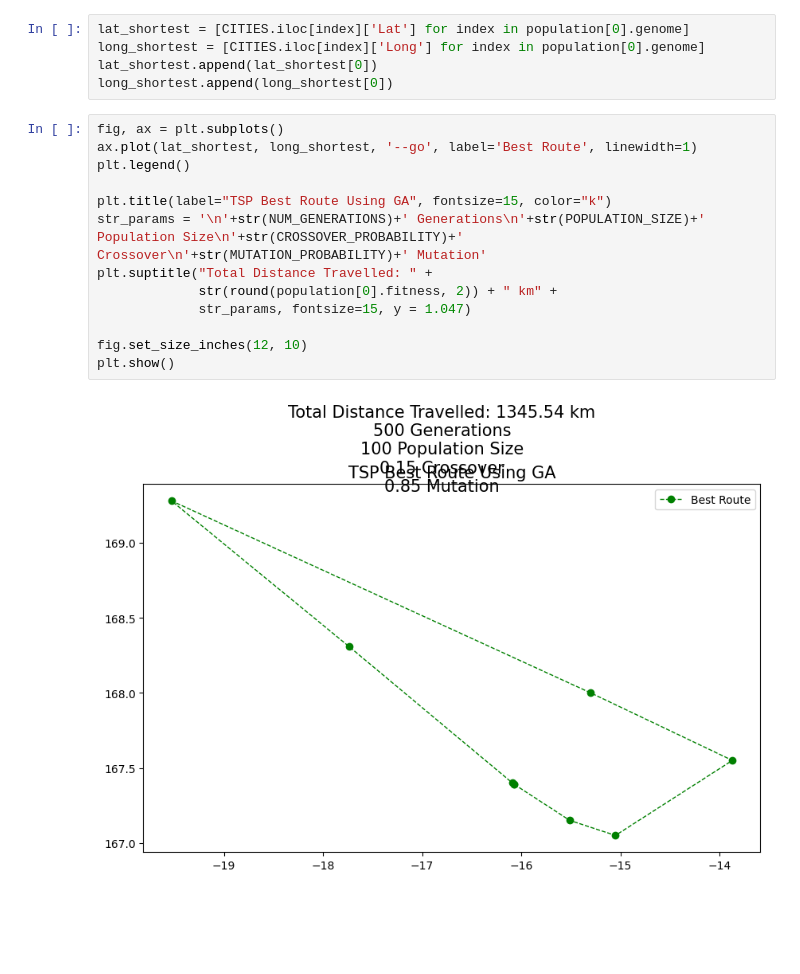
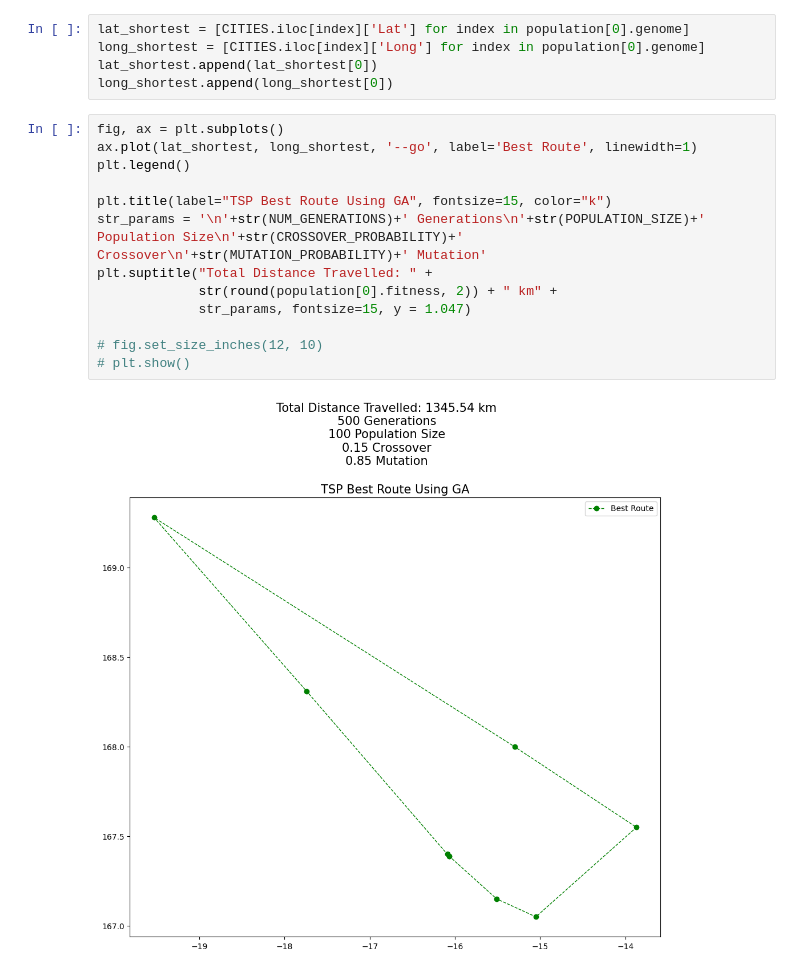
Before and after one commit to AgneseRe/CI2024_lab2, a Jupyter notebook: tsp.ipynb, the cells around one changed output. Cells and saved outputs as stored; diff of their text form; blank space fills up the shorter version.

Commit message:
code: comment section of code for plotting graph

```diff
--- a/tsp.ipynb
+++ b/tsp.ipynb
@@ -229,15 +229,15 @@ long_shortest.append(long_shortest[0])
 # %%
 fig, ax = plt.subplots()
 ax.plot(lat_shortest, long_shortest, '--go', label='Best Route', linewidth=1)
 plt.legend()
 
 plt.title(label="TSP Best Route Using GA", fontsize=15, color="k")
 str_params = '\n'+str(NUM_GENERATIONS)+' Generations\n'+str(POPULATION_SIZE)+' Population Size\n'+str(CROSSOVER_PROBABILITY)+' Crossover\n'+str(MUTATION_PROBABILITY)+' Mutation'
 plt.suptitle("Total Distance Travelled: " +
              str(round(population[0].fitness, 2)) + " km" +
              str_params, fontsize=15, y = 1.047)
 
-fig.set_size_inches(12, 10)
-plt.show()
+# fig.set_size_inches(12, 10)
+# plt.show()
 # %% [output]
-[figure, old version]
+[figure, new version]
```
